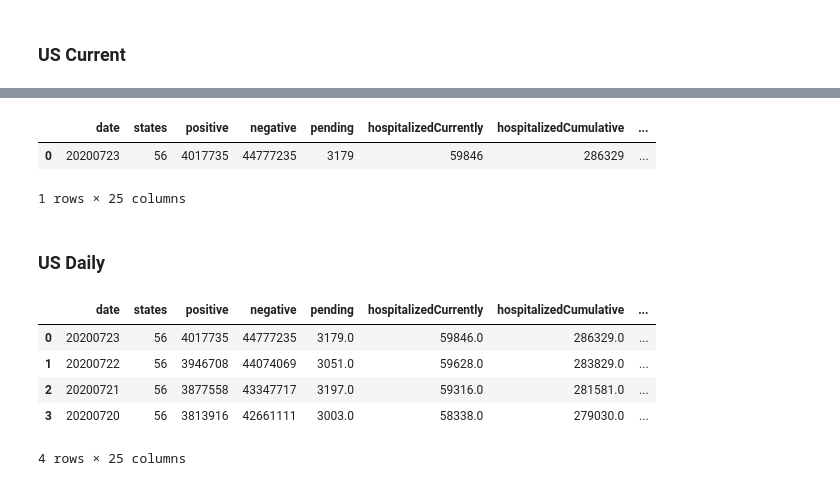
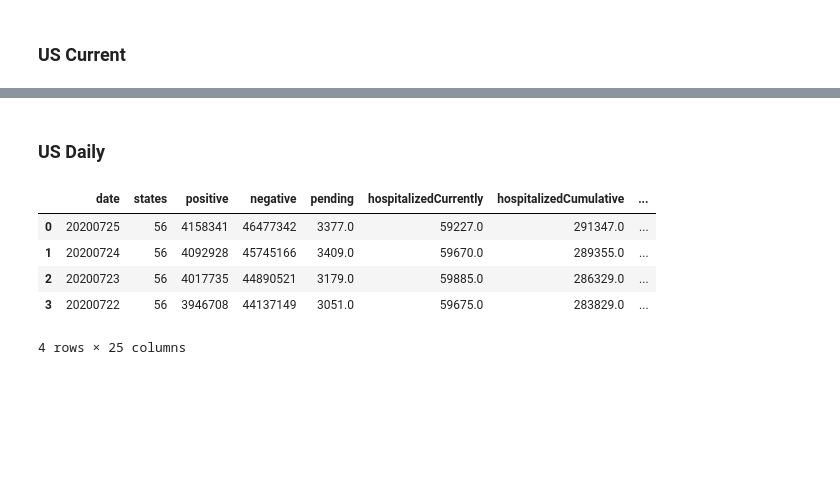
Before and after one commit to MGijon/BuildwithAI_Predictive_Algorithm, a Jupyter notebook: notebooks/data_exploration.ipynb, the cells around one changed output, grey strips where cells are left out. Drawn from its saved outputs; the diff is of its cells as text; code cells hidden in the pictures; blank space fills up the shorter version.

```diff
--- a/notebooks/data_exploration.ipynb
+++ b/notebooks/data_exploration.ipynb
@@ -154,30 +145,17 @@ response_US_Current = requests.request("GET", url, headers=headers, data = paylo
-# %%
-json_data = json.loads(response_US_Current.text)
-df = pd.DataFrame(json_data)
-df.head(4)
-# %% [output]
-|  | date | states | positive | negative | pending | hospitalizedCurrently | hospitalizedCumulative | ... |
-| 0 | 20200723 | 56 | 4017735 | 44777235 | 3179 | 59846 | 286329 | ... |
-1 rows × 25 columns
 # %% [markdown]
 ### US Daily
 # %%
 url = "https://covidtracking.com/api/us/daily"
 
-payload = {}
-headers= {}
+response = requests.request("GET", url, headers={}, data={})
 
-response_US_Daily = requests.request("GET", url, headers=headers, data = payload)
-
-#print(response.text.encode('utf8'))
+json_data = json.loads(response.text)
+df = pd.DataFrame(json_data)
+df.head(4)
+# %% [output]
+|  | date | states | positive | negative | pending | hospitalizedCurrently | hospitalizedCumulative | ... |
+| 0 | 20200725 | 56 | 4158341 | 46477342 | 3377.0 | 59227.0 | 291347.0 | ... |
+| 1 | 20200724 | 56 | 4092928 | 45745166 | 3409.0 | 59670.0 | 289355.0 | ... |
+| 2 | 20200723 | 56 | 4017735 | 44890521 | 3179.0 | 59885.0 | 286329.0 | ... |
+| 3 | 20200722 | 56 | 3946708 | 44137149 | 3051.0 | 59675.0 | 283829.0 | ... |
+4 rows × 25 columns
-# %%
-json_data = json.loads(response_US_Daily.text)
-df = pd.DataFrame(json_data)
-df.head(4)
-# %% [output]
-|  | date | states | positive | negative | pending | hospitalizedCurrently | hospitalizedCumulative | ... |
-| 0 | 20200723 | 56 | 4017735 | 44777235 | 3179.0 | 59846.0 | 286329.0 | ... |
-| 1 | 20200722 | 56 | 3946708 | 44074069 | 3051.0 | 59628.0 | 283829.0 | ... |
-| 2 | 20200721 | 56 | 3877558 | 43347717 | 3197.0 | 59316.0 | 281581.0 | ... |
-| 3 | 20200720 | 56 | 3813916 | 42661111 | 3003.0 | 58338.0 | 279030.0 | ... |
-4 rows × 25 columns
```
Also changed, not shown: parts of 12 cells of this notebook, 1 other file.
